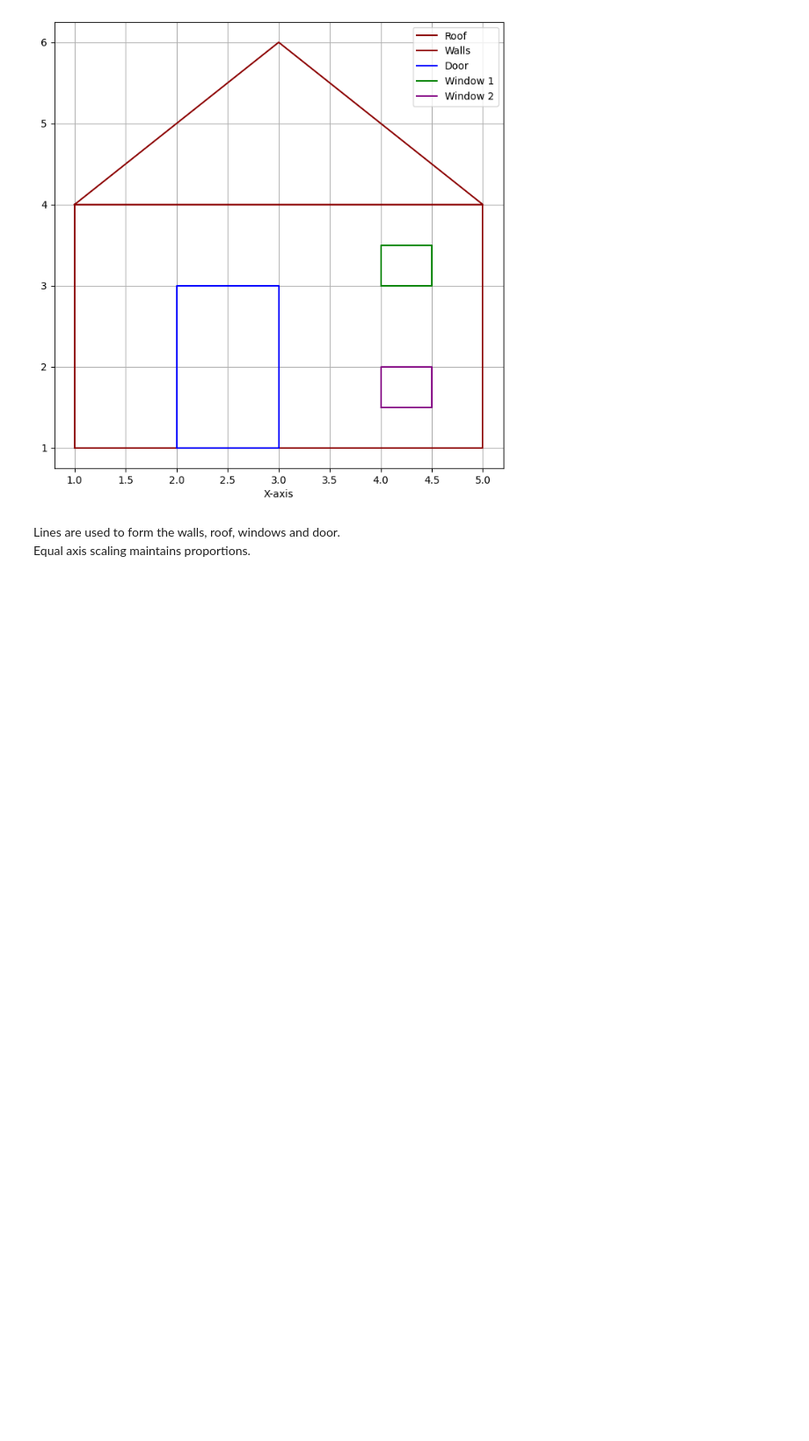
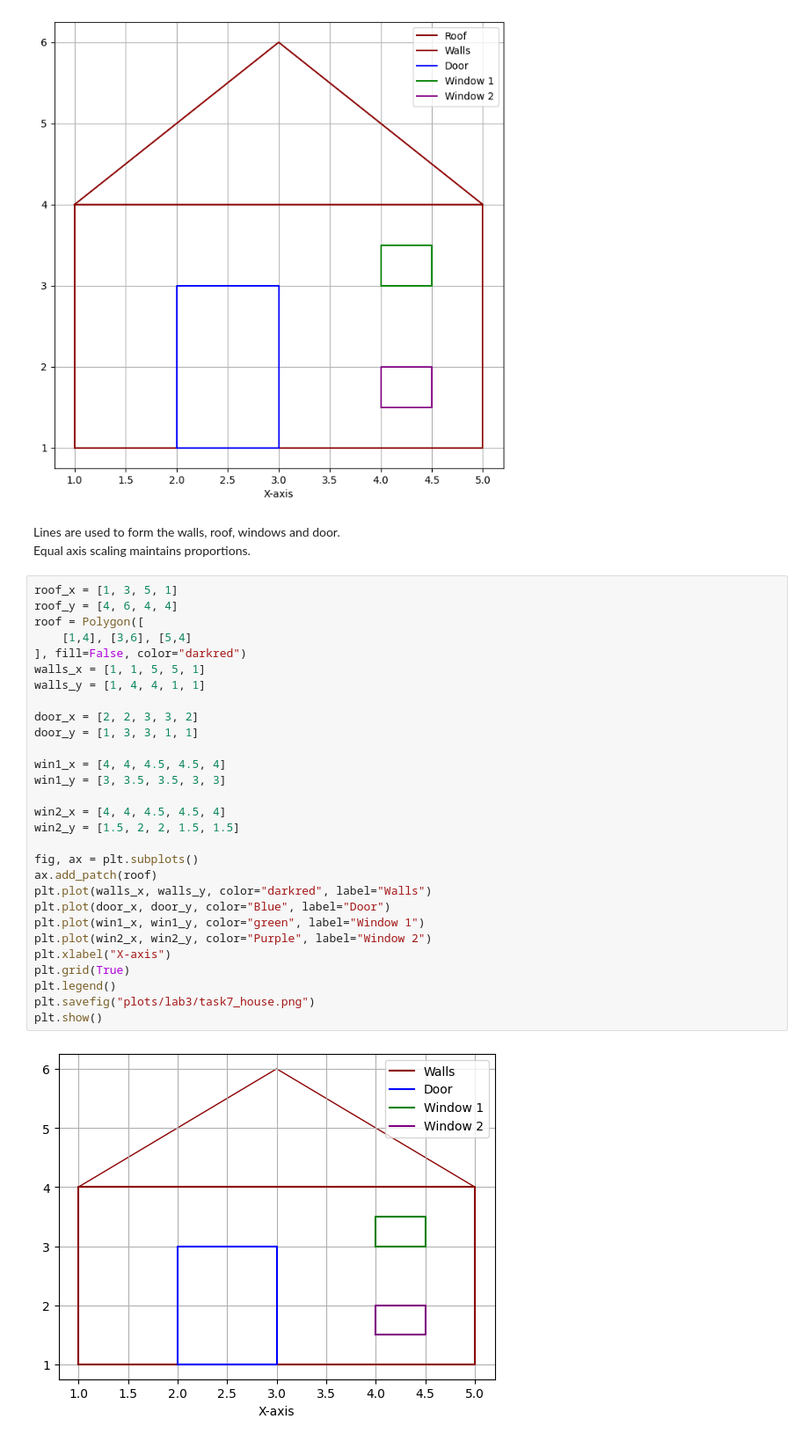
Before and after one commit to Swar028363/jupyter-notebooks, a Jupyter notebook: college/data_viz/Lab3.ipynb, the cells around one changed output. Shown at 88% size. Saved outputs shown, nothing was run; the diff lists cells and outputs as text; blank space fills up the shorter version.

```diff
--- a/college/data_viz/Lab3.ipynb
+++ b/college/data_viz/Lab3.ipynb
@@ -234,3 +235,34 @@ plt.show()
 # %% [markdown]
 Lines are used to form the walls, roof, windows and door.
 Equal axis scaling maintains proportions.
+# %%
+roof_x = [1, 3, 5, 1]
+roof_y = [4, 6, 4, 4]
+roof = Polygon([
+    [1,4], [3,6], [5,4]
+], fill=False, color="darkred")
+walls_x = [1, 1, 5, 5, 1]
+walls_y = [1, 4, 4, 1, 1]
+
+door_x = [2, 2, 3, 3, 2]
+door_y = [1, 3, 3, 1, 1]
+
+win1_x = [4, 4, 4.5, 4.5, 4]
+win1_y = [3, 3.5, 3.5, 3, 3]
+
+win2_x = [4, 4, 4.5, 4.5, 4]
+win2_y = [1.5, 2, 2, 1.5, 1.5]
+
+fig, ax = plt.subplots()
+ax.add_patch(roof)
+plt.plot(walls_x, walls_y, color="darkred", label="Walls")
+plt.plot(door_x, door_y, color="Blue", label="Door")
+plt.plot(win1_x, win1_y, color="green", label="Window 1")
+plt.plot(win2_x, win2_y, color="Purple", label="Window 2")
+plt.xlabel("X-axis")
+plt.grid(True)
+plt.legend()
+plt.savefig("plots/lab3/task7_house.png")
+plt.show()
+# %% [output]
+[figure, added]
```
Also changed, not shown: parts of 1 cell of this notebook, 1 other file.
